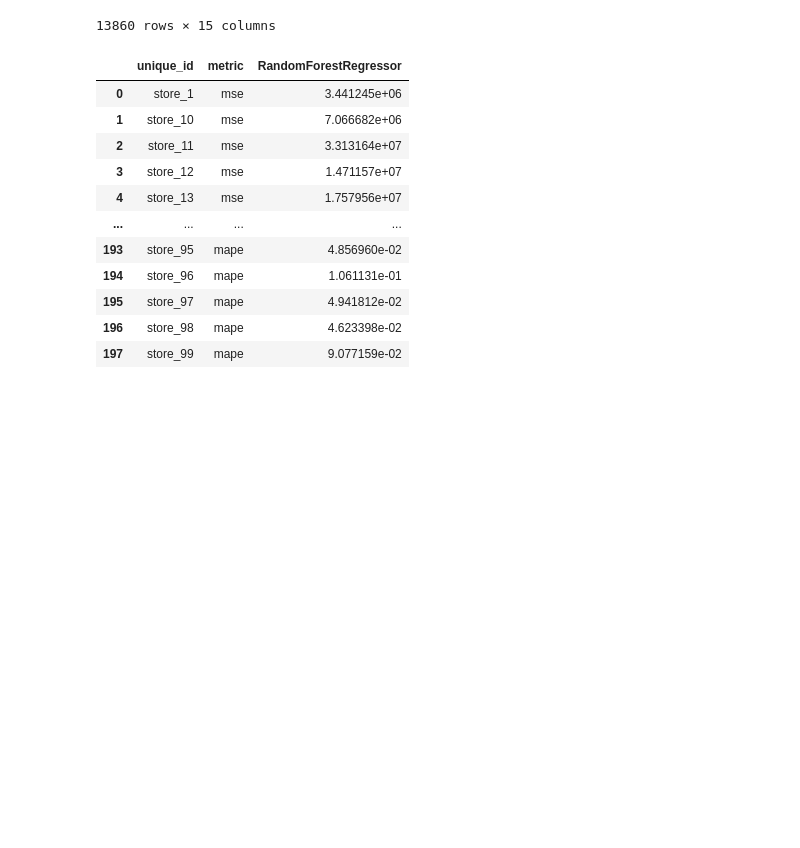
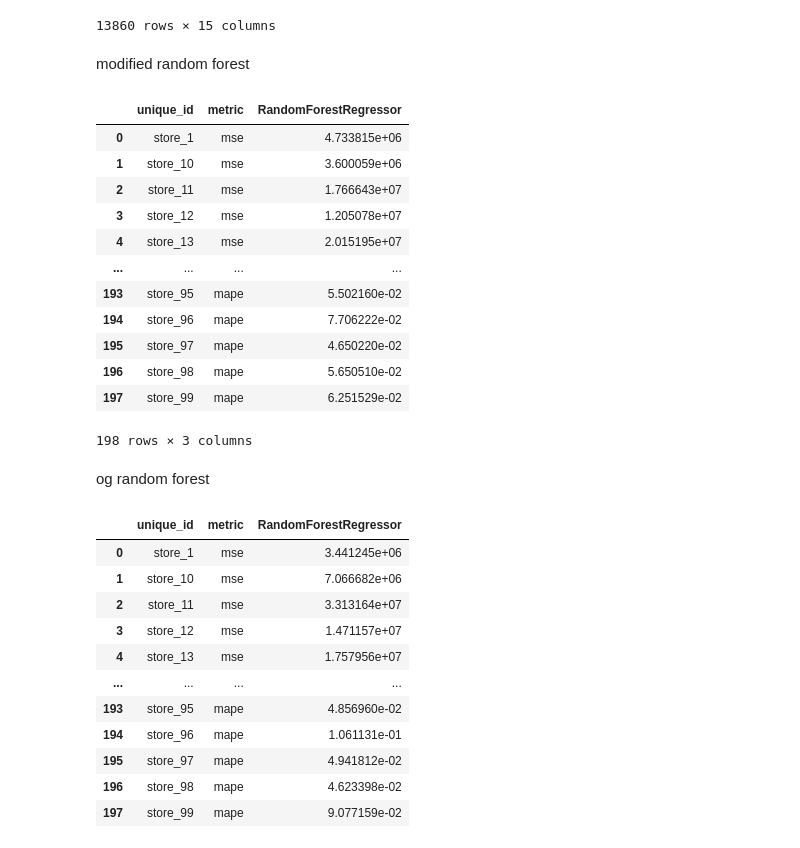
Before and after one commit to YL-6/BF-final, a Jupyter notebook: Yue-2.ipynb, the cells around one changed output. Saved outputs shown, nothing was run; the diff lists cells and outputs as text; code cells hidden in the pictures; blank space fills up the shorter version.

```diff
--- a/Yue-2.ipynb
+++ b/Yue-2.ipynb
@@ -798,6 +798,79 @@ df_rf
 | 13858 | store_99 | 2015-08-31 | NaN | 0.714286 | 0.857143 | 0.000000 | 2640.0 | 0 | ... |
 | 13859 | store_99 | 2015-09-07 | NaN | 0.000000 | 0.857143 | 0.000000 | 2640.0 | 0 | ... |
 13860 rows × 15 columns
+# %% [markdown]
+modified random forest
+# %%
+from mlforecast import MLForecast
+from sklearn.ensemble import RandomForestRegressor
+from mlforecast.lag_transforms import RollingMean
+from mlforecast.target_transforms import Differences
+from utilsforecast.evaluation import evaluate
+import utilsforecast.losses as ufl
+
+# Revised Random Forest parameters
+models = [RandomForestRegressor(
+    n_estimators=300,       # Keep high for robustness
+    max_depth=15,           # Increase depth due to long-term memory (ACF10, diff2_acf10)
+    min_samples_leaf=3,     # Slightly reduced to capture local patterns
+    random_state=42
+)]
+
+# Modify lags based on autocorrelation
+# Original lags: [1, 2, 4, 13, 52]
+# Now include:   [1, 2, 4, 10, 13] -> remove 52 if data < 1 year
+lags = [1, 2, 4, 10, 13]
+
+# Initialize MLForecast
+fcst = MLForecast(
+    models=models,
+    freq='W-MON',
+    lags=lags,
+    date_features=['week'],
+    target_transforms=[Differences([1])],  # Keep differencing, aligns with diff1_acf insights
+    lag_transforms={
+        1: [RollingMean(window_size=4)],
+        10: [RollingMean(window_size=2)]  # New: Smooth over 10-week memory
+    }
+)
+
+# Filter training data
+weekly_data_filtered = weekly_data_encoded[weekly_data_encoded['is_closed_week'] == 0].copy()
+
+# Fit model
+fcst.fit(
+    weekly_data_filtered,
+    static_features=['competition_distance', 'store_type_c', 'store_type_d', 'assortment_c']
+)
+
+# Cross-validation (with aligned df_rf)
+cv_df_rf = fcst.cross_validation(
+    df_rf,
+    n_windows=2,
+    h=8,
+    static_features=['competition_distance', 'store_type_c', 'store_type_d', 'assortment_c']
+)
+
+# Evaluate
+metrics_rf = [ufl.mse, ufl.mape]
+metrics_df_rf = evaluate(df=cv_df_rf.drop(columns=['cutoff']), metrics=metrics_rf)
+metrics_df_rf
+# %% [output]
+|  | unique_id | metric | RandomForestRegressor |
+| 0 | store_1 | mse | 4.733815e+06 |
+| 1 | store_10 | mse | 3.600059e+06 |
+| 2 | store_11 | mse | 1.766643e+07 |
+| 3 | store_12 | mse | 1.205078e+07 |
+| 4 | store_13 | mse | 2.015195e+07 |
+| ... | ... | ... | ... |
+| 193 | store_95 | mape | 5.502160e-02 |
+| 194 | store_96 | mape | 7.706222e-02 |
+| 195 | store_97 | mape | 4.650220e-02 |
+| 196 | store_98 | mape | 5.650510e-02 |
+| 197 | store_99 | mape | 6.251529e-02 |
+198 rows × 3 columns
+# %% [markdown]
+og random forest
 # %%
 import pandas as pd
 from mlforecast import MLForecast
```
Also changed, not shown: 1 other file.
